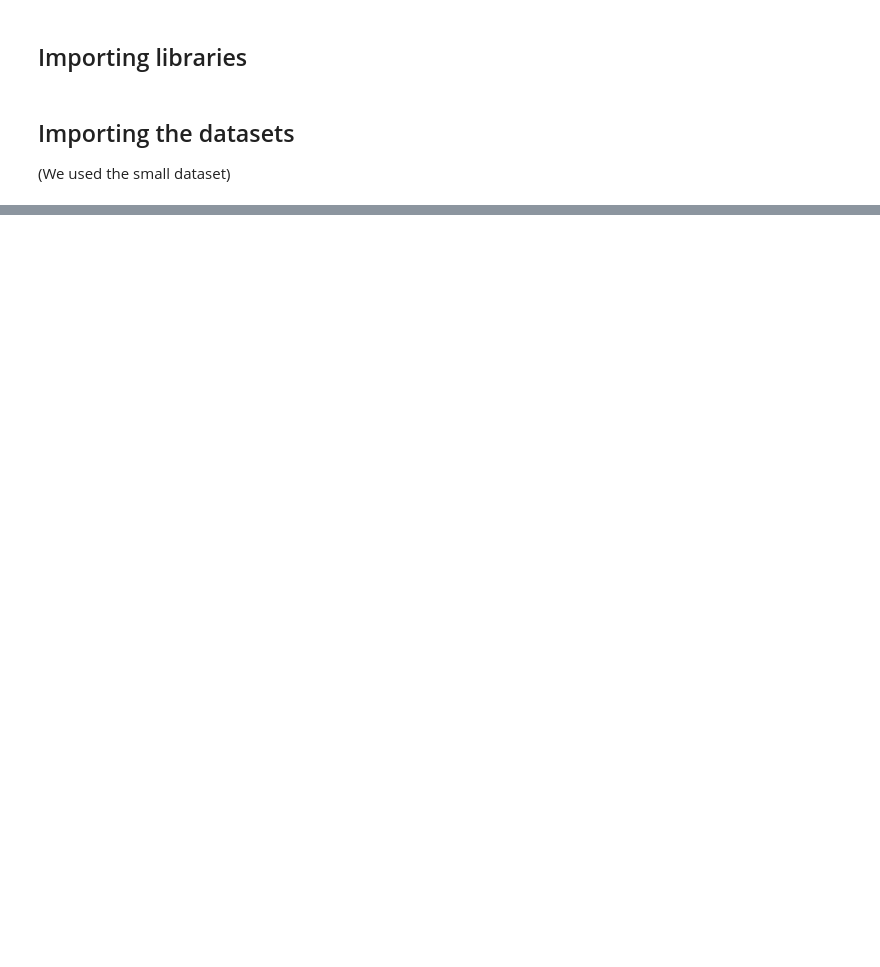
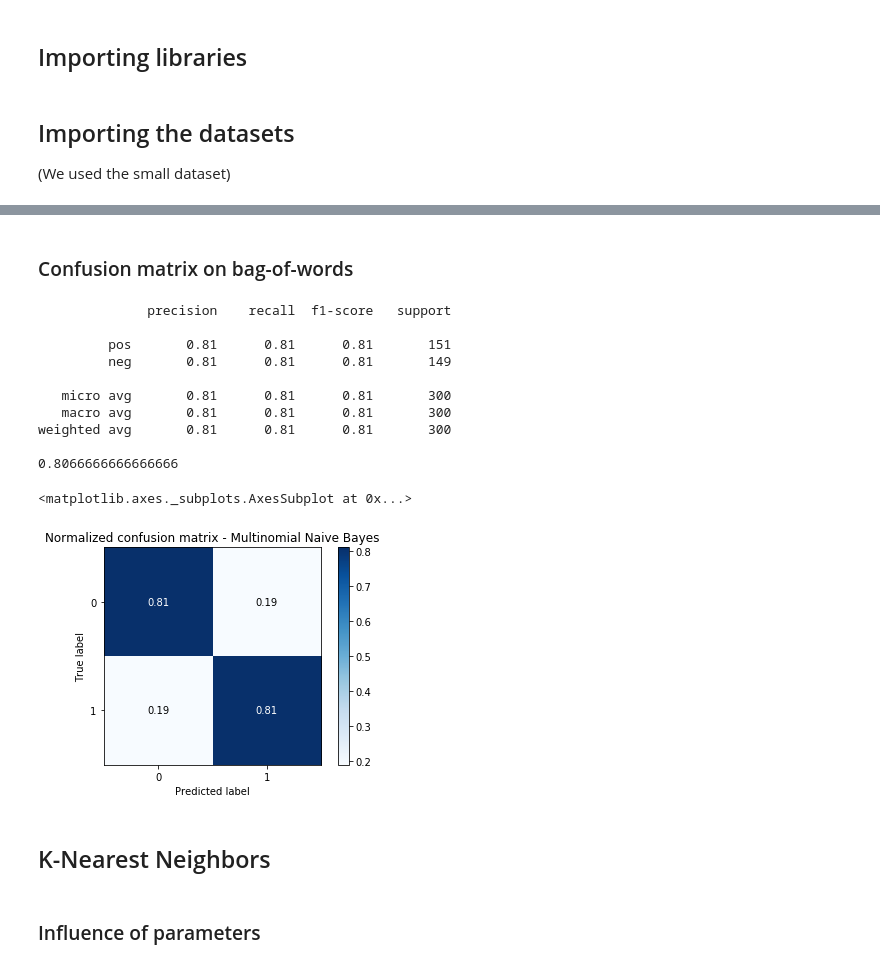
Before and after one commit to GregoirePacreau/SMLProj, a Jupyter notebook: WIP.ipynb, the cells around one changed output, grey strips where cells are left out. Saved outputs shown, nothing was run; the diff lists cells and outputs as text; code cells hidden in the pictures; blank space fills up the shorter version.

```diff
--- a/WIP.ipynb
+++ b/WIP.ipynb
@@ -355,0 +175,15 @@ AttributeError: module 'matplotlib.colors' has no attribute 'to_rgba'
+# %%
+# Test a range of hyperparameters
+text_clf = Pipeline([('vect', CountVectorizer(stop_words='english', max_df =0.7, min_df=2)),
+                     ('tfidf', TfidfTransformer()),
+                     ('m_nb', MultinomialNB())
+                    ])
+
+parameters = {'vect__ngram_range': [(1, 1), (1, 2)],
+              'tfidf__use_idf' : (True,False)
+              # TODO : change m_nb parameters
+}
+
+gs_clf = GridSearchCV(text_clf, parameters, n_jobs=-1, return_train_score=True)
+
+gs_clf.fit(X_train, y_train)
@@ -355,0 +227,32 @@ AttributeError: module 'matplotlib.colors' has no attribute 'to_rgba'
+# %% [markdown]
+### Confusion matrix on bag-of-words
+# %%
+text_clf = Pipeline([('vect', CountVectorizer(stop_words='english', ngram_range =(1,2), max_df =0.7, min_df=2)),
+                     ('nb', MultinomialNB()),
+                    ])
+
+text_clf.fit(X_train, y_train)
+y_pred = text_clf.predict(X_test)
+
+cnf_matrix = metrics.confusion_matrix(y_test, y_pred)
+# à vérifier : pos et neg sont biens les pos et neg
+print(metrics.classification_report(y_test, y_pred, target_names=["pos","neg"]))
+print(metrics.accuracy_score(y_test, y_pred))
+
+# Plot normalized confusion matrix
+plot_confusion_matrix(y_test, y_pred, normalize=True, title='Normalized confusion matrix - Multinomial Naive Bayes')
+# %% [output]
+              precision    recall  f1-score   support
+
+         pos       0.81      0.81      0.81       151
+         neg       0.81      0.81      0.81       149
+
+   micro avg       0.81      0.81      0.81       300
+   macro avg       0.81      0.81      0.81       300
+weighted avg       0.81      0.81      0.81       300
+
+0.8066666666666666
+<matplotlib.axes._subplots.AxesSubplot at 0x...>
+[figure, added]
+# %% [markdown]
+## K-Nearest Neighbors
@@ -355,0 +261,2 @@ AttributeError: module 'matplotlib.colors' has no attribute 'to_rgba'
+# %% [markdown]
+### Influence of parameters
```
Also changed, not shown: parts of 44 cells of this notebook, 1 other file.
